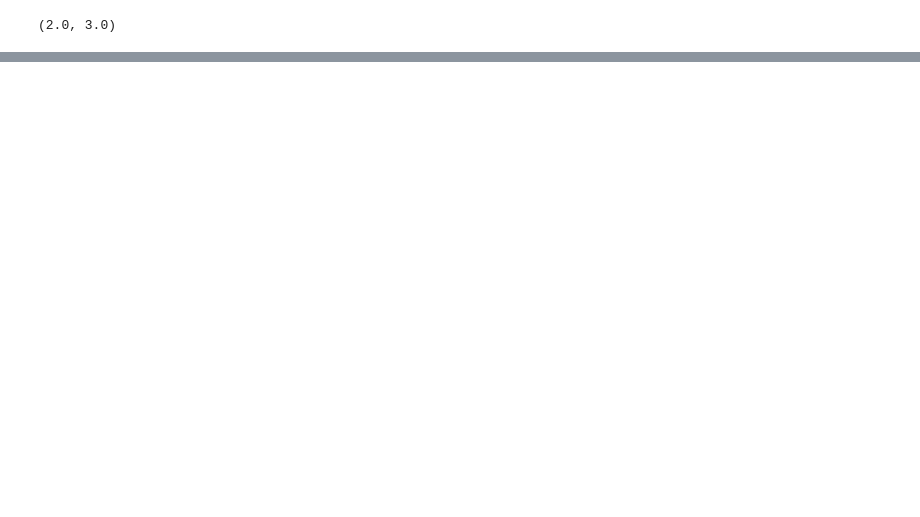
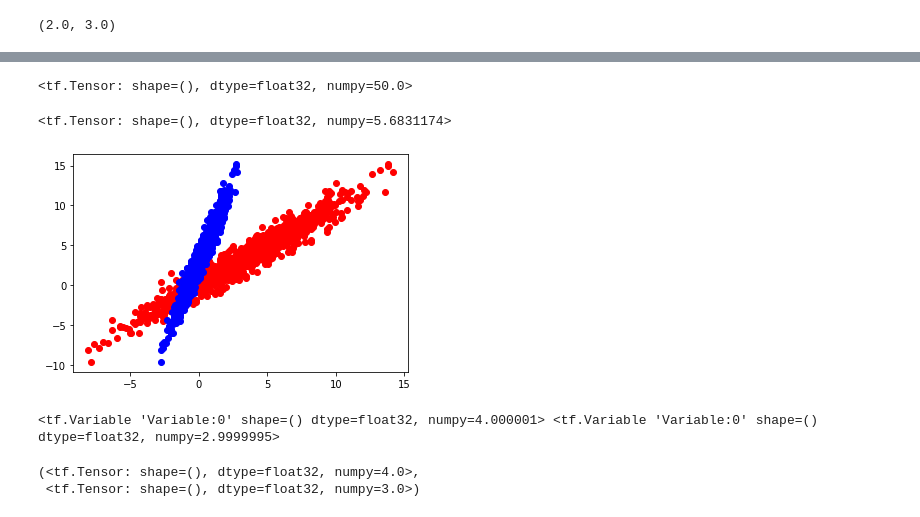
Before and after one commit to nitinkumar62011/Python-libraries-practice, a Jupyter notebook: tensorflow/tensorflow_practice.ipynb, the cells around one changed output, grey strips where cells are left out. Drawn from its saved outputs; the diff is of its cells as text; code cells hidden in the pictures; blank space fills up the shorter version.

```diff
--- a/tensorflow/tensorflow_practice.ipynb
+++ b/tensorflow/tensorflow_practice.ipynb
@@ -406,0 +492,38 @@ True_b,True_w
+# %%
+model=MyModel()
+# %%
+model(8)
+# %% [output]
+<tf.Tensor: shape=(), dtype=float32, numpy=50.0>
+# %%
+def MSe(actual,predict):
+    error=tf.subtract(actual,predict)
+    squared_error=tf.square(error)
+    return tf.reduce_mean(squared_error)
+# %%
+MSe(y_noise,model(x))
+# %% [output]
+<tf.Tensor: shape=(), dtype=float32, numpy=5.6831174>
+# %%
+def train(model,x,y,learning_rate):
+    with tf.GradientTape() as tape:
+        current_error=MSe(y,model(x))
+        dc_dw,dc_db=tape.gradient(current_error,[model.w,model.b])
+        model.w.assign_sub(learning_rate*dc_dw)
+        model.b.assign_sub(learning_rate*dc_db)
+# %%
+for i in range(1000):
+    train(model,x,y,0.1)
+# %%
+plt.scatter(model(x),y_noise,c='r')
+plt.scatter(x,y_noise,c='b')
+plt.show()
+# %% [output]
+[figure, added]
+# %%
+print(model.w,model.b)
+w,b
+# %% [output]
+<tf.Variable 'Variable:0' shape=() dtype=float32, numpy=4.000001> <tf.Variable 'Variable:0' shape=() dtype=float32, numpy=2.9999995>
+(<tf.Tensor: shape=(), dtype=float32, numpy=4.0>,
+ <tf.Tensor: shape=(), dtype=float32, numpy=3.0>)
```
Also changed, not shown: parts of 42 cells of this notebook, 4 other files.
